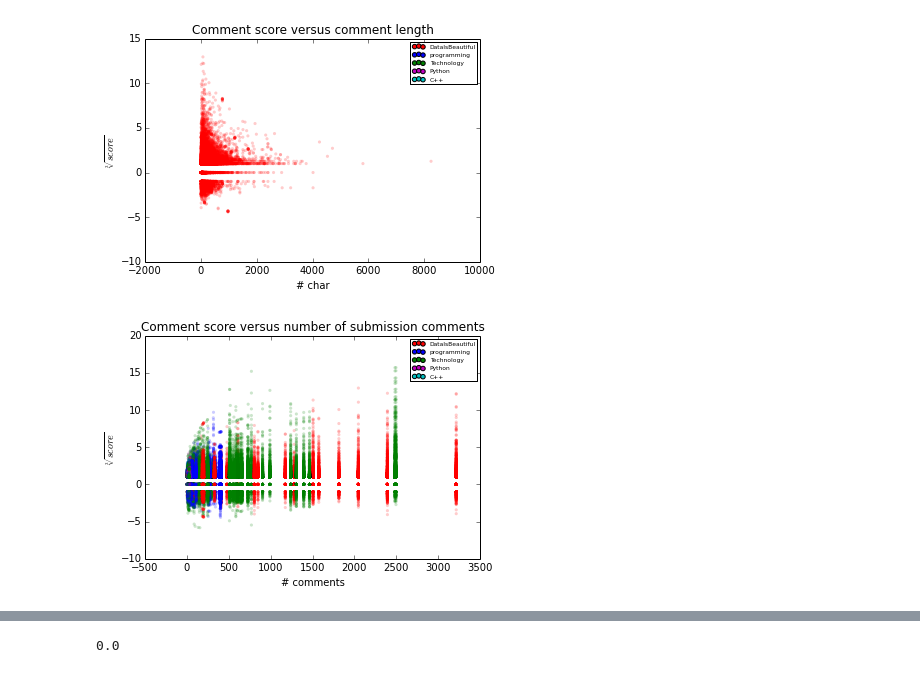
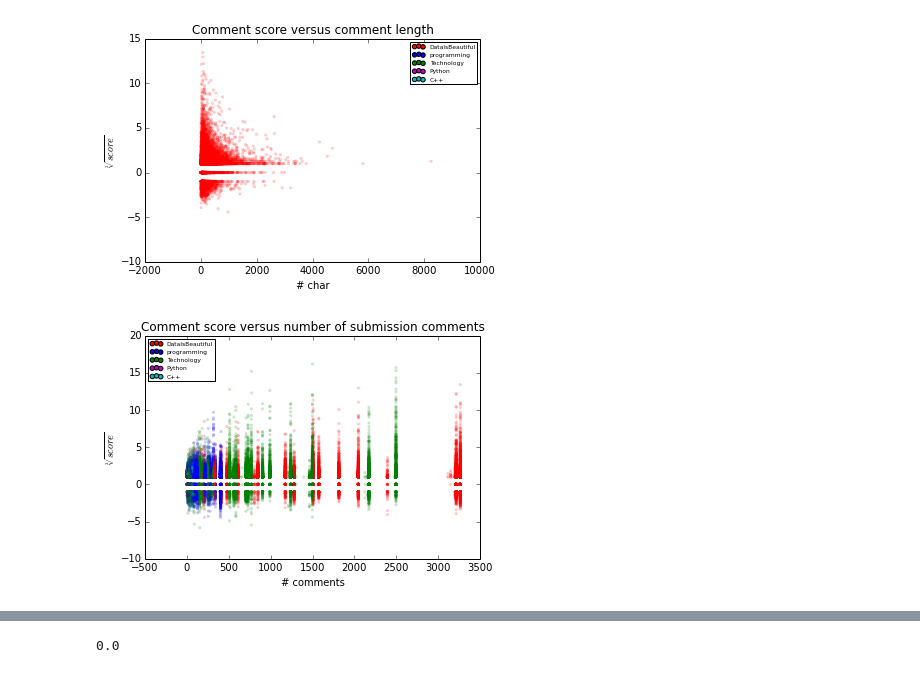
Before and after one commit to gautsi/creddit_score, a Jupyter notebook: notebooks/exploratory_analysis2.ipynb, the cells around one changed output, grey strips where cells are left out. Cells and saved outputs as stored; diff of their text form; code cells hidden in the pictures.

```diff
--- a/notebooks/exploratory_analysis2.ipynb
+++ b/notebooks/exploratory_analysis2.ipynb
@@ -21,10 +21,16 @@ submissions_df = pd.read_sql(sql="select * from submissions", con=engine)
 # %%
 comments_df['age'] = comments_df.created - comments_df.subm_created
 comments_df['age_min'] = comments_df.age/60.0
+comments_df['age_min_log'] = np.log10(comments_df.age_min)
 comments_df['time_since_post'] = comments_df.timestamp - comments_df.created
 comments_df['time_since_post_min'] = comments_df.time_since_post/60.0
+comments_df['time_since_post_min_log'] = np.log10(comments_df.time_since_post_min)
 comments_df['color'] = comments_df.subreddit.apply(lambda x : subreddits.index(x))
 comments_df['comment_length'] = comments_df.content.apply(len)
+comments_df['comment_num_words'] = comments_df.content.apply(lambda x : len(x.split()))
+comments_df['comment_length_log'] = np.log10(comments_df.comment_length)
+comments_df['comment_num_words_log'] = np.log10(comments_df.comment_num_words)
+comments_df['subm_num_comments_log'] = np.log10(comments_df.subm_num_comments)
 # %%
 def cube_root(x):
     if x > 0:
@@ -48 +54,3 @@ max       3873.000000
 Name: score, dtype: float64
+# %%
+comments_most_recent = comments_df.groupby(comments_df.comment_id).last()
@@ -164,6 +247,6 @@ scatter_df(
 # %%
 scatter_df(
-           df=comments_df[comments_df.subreddit == 'DataIsBeautiful'],
+           df=comments_most_recent[comments_most_recent.subreddit == 'DataIsBeautiful'],
            xcol='comment_length',
            ycol='cube_score',
            c='color',
@@ -173,17 +256,18 @@ scatter_df(
            pic_title="dib_scoreVSlength"
            )
 # %% [output]
-[figure, old version]
+[figure, new version]
 # %%
 scatter_df(
-           df=comments_df,
+           df=comments_most_recent,
            xcol='subm_num_comments',
            ycol='cube_score',
            c='color',
            xlabel="# comments",
            ylabel="$\sqrt[3]{score}$",
            title="Comment score versus number of submission comments",
-           pic_title="scoreVSsubm_comm"
+           pic_title="scoreVSsubm_comm",
+           loc=2
            )
 # %% [output]
-[figure, old version]
+[figure, new version]
```
Also changed, not shown: parts of 25 cells of this notebook, 8 other files.
